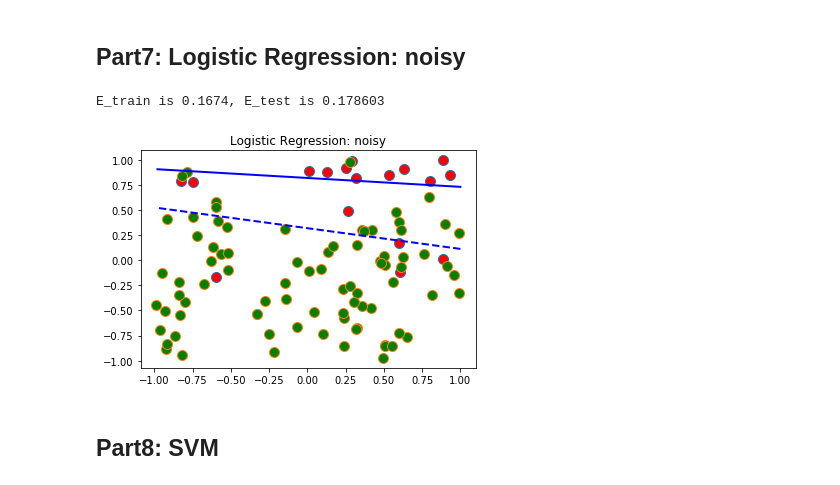
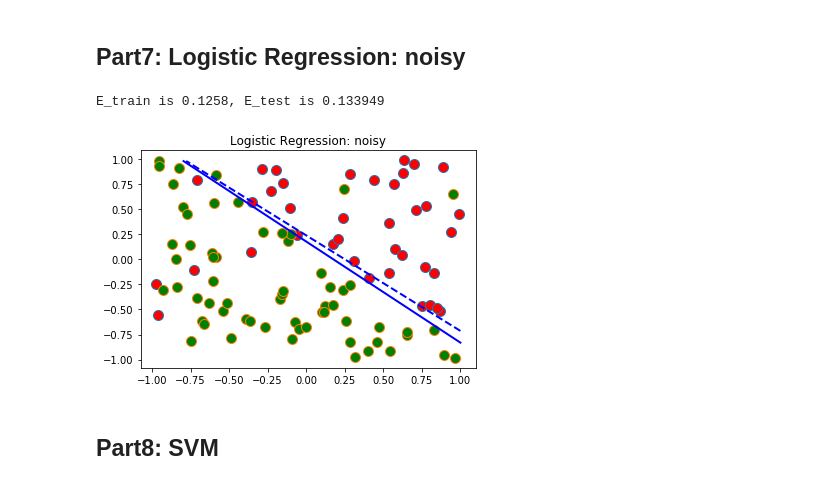
Before and after one commit to R11happy/Machine-Learning2018winter, a Jupyter notebook: ml2018winter_hw2/linear-models/run.ipynb, the cells around one changed output. Drawn from its saved outputs; the diff is of its cells as text; code cells hidden in the pictures.

```diff
--- a/ml2018winter_hw2/linear-models/run.ipynb
+++ b/ml2018winter_hw2/linear-models/run.ipynb
@@ -213,33 +214,34 @@ E_train is 0.0018, E_test is 0.010653
 # %% [markdown]
 ## Part7: Logistic Regression: noisy
 # %%
-
+from logistic01 import logistic01
 # Since logistic regression outputs 0/1, we should adjust the label y.
 nRep = 100; # number of replicates
 nTrain = 100; # number of training data
 nTest = 10000; # number of training data
 log_noisy_train_error_sum = 0;
 log_noisy_test_error_sum = 0;
 
 for i in range(nRep):
     X, y, w_f = mkdata(nTrain + nTest, 'noisy')
+    y[y < 0] = 0
     trainX, trainy = X[:, :nTrain], y[:, :nTrain]
     testX, testy = X[:, nTrain:], y[:, nTrain:]
-    w_g = logistic(trainX, trainy)
+    w_g = logistic01(trainX, trainy)
     # Compute training, testing error
-    train_error = error_compute_y(w_g, trainX, trainy);
+    train_error = error_compute_y0(w_g, trainX, trainy);
 #     testX, testy, w_test = mkdata(nTest);
-    test_error = error_compute_y(w_g, testX, testy);
+    test_error = error_compute_y0(w_g, testX, testy);
     log_noisy_train_error_sum = log_noisy_train_error_sum + train_error;
     log_noisy_test_error_sum = log_noisy_test_error_sum + test_error;
 E_train = log_noisy_train_error_sum / (nRep * nTrain);
 E_test = log_noisy_test_error_sum / (nRep * nTest);
 print('E_train is {}, E_test is {}'.format(E_train, E_test))
 
-plotdata(trainX, trainy, w_f, w_g, 'Logistic Regression: noisy')
+plotdata0(trainX, trainy, w_f, w_g, 'Logistic Regression: noisy')
 # %% [output]
-E_train is 0.1674, E_test is 0.178603
+E_train is 0.1258, E_test is 0.133949
-[figure, old version]
+[figure, new version]
 # %% [markdown]
 ## Part8: SVM
 # %%
```
Also changed, not shown: parts of 1 cell of this notebook, 7 other files.
